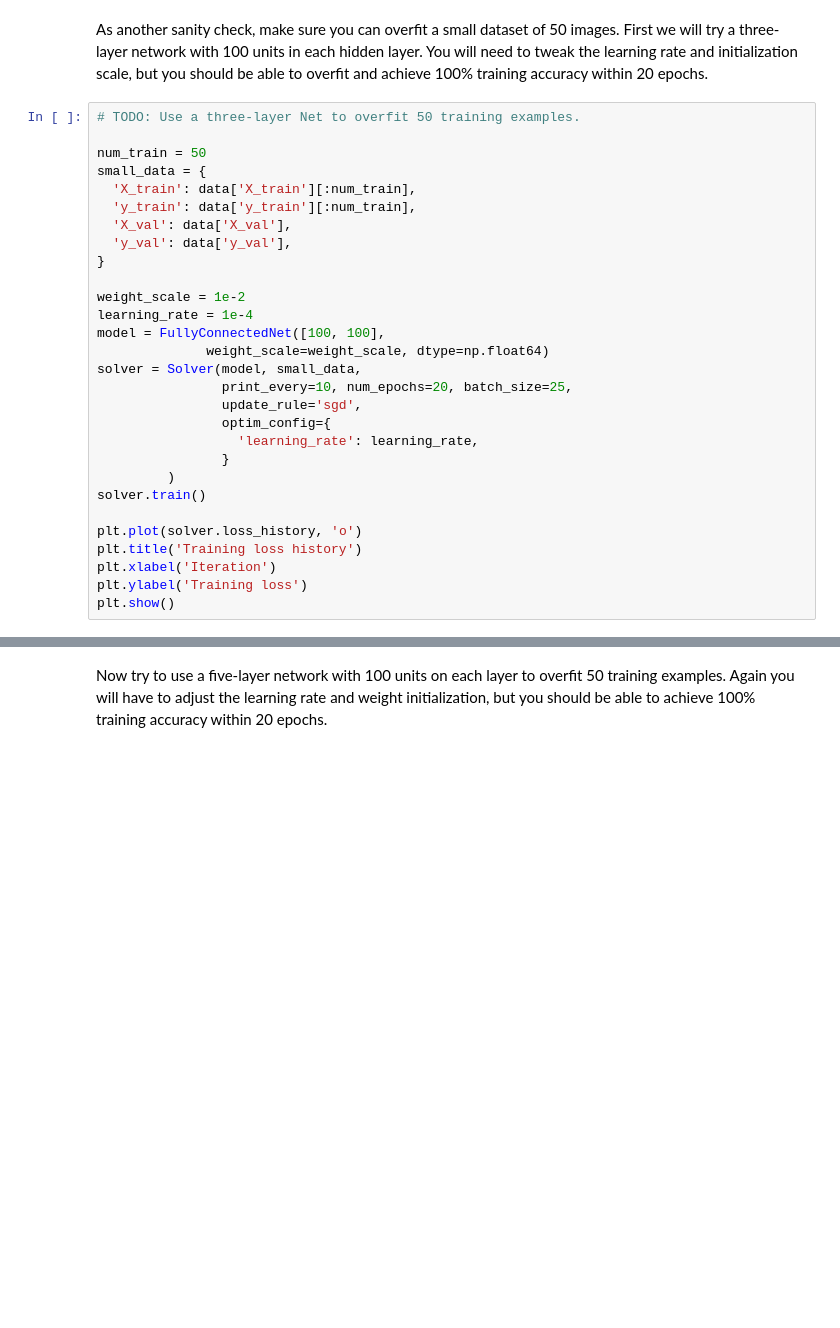
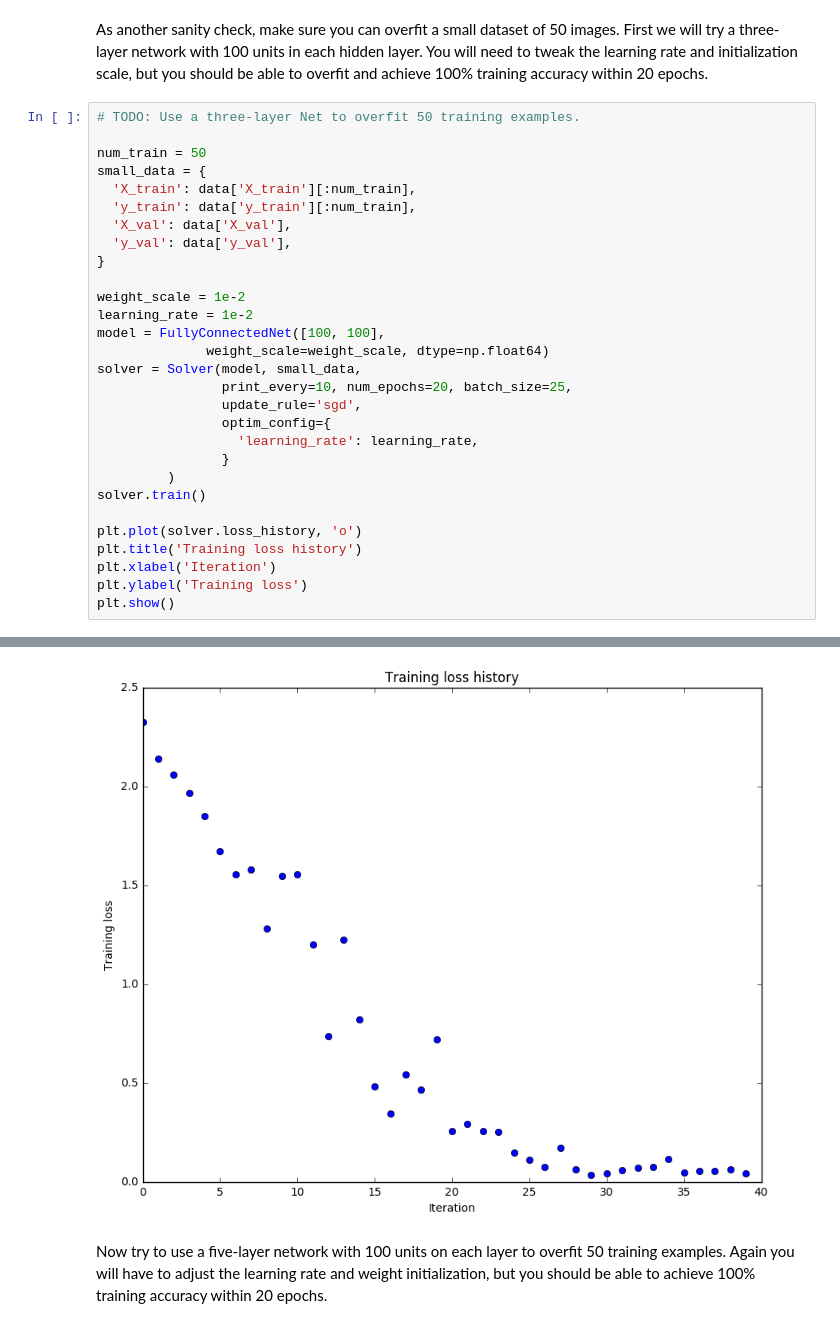
Before and after one commit to kkweon/CS231n, a Jupyter notebook: assignment2/FullyConnectedNets.ipynb, the cells around one changed output, grey strips where cells are left out. Drawn from its saved outputs; the diff is of its cells as text; blank space fills up the shorter version.

```diff
--- a/assignment2/FullyConnectedNets.ipynb
+++ b/assignment2/FullyConnectedNets.ipynb
@@ -460,7 +472,7 @@ small_data = {
 }
 
 weight_scale = 1e-2
-learning_rate = 1e-4
+learning_rate = 1e-2
 model = FullyConnectedNet([100, 100],
               weight_scale=weight_scale, dtype=np.float64)
 solver = Solver(model, small_data,
@@ -477,3 +489,4 @@ plt.title('Training loss history')
 plt.xlabel('Iteration')
 plt.ylabel('Training loss')
 plt.show()
+# %% [output]
@@ -480,2 +510,3 @@ plt.show()
+[figure, added]
 # %% [markdown]
 Now try to use a five-layer network with 100 units on each layer to overfit 50 training examples. Again you will have to adjust the learning rate and weight initialization, but you should be able to achieve 100% training accuracy within 20 epochs.
```
Also changed, not shown: parts of 10 cells of this notebook, 2 other files.
